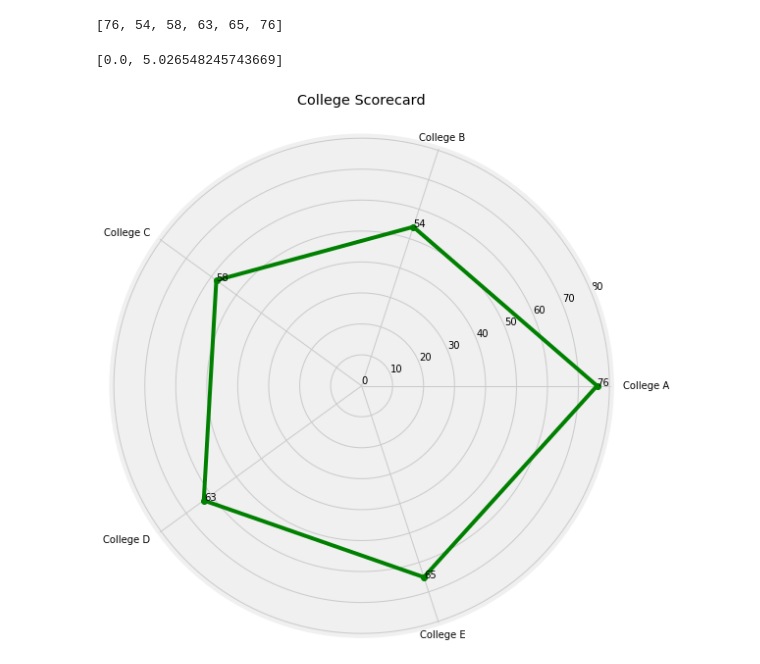
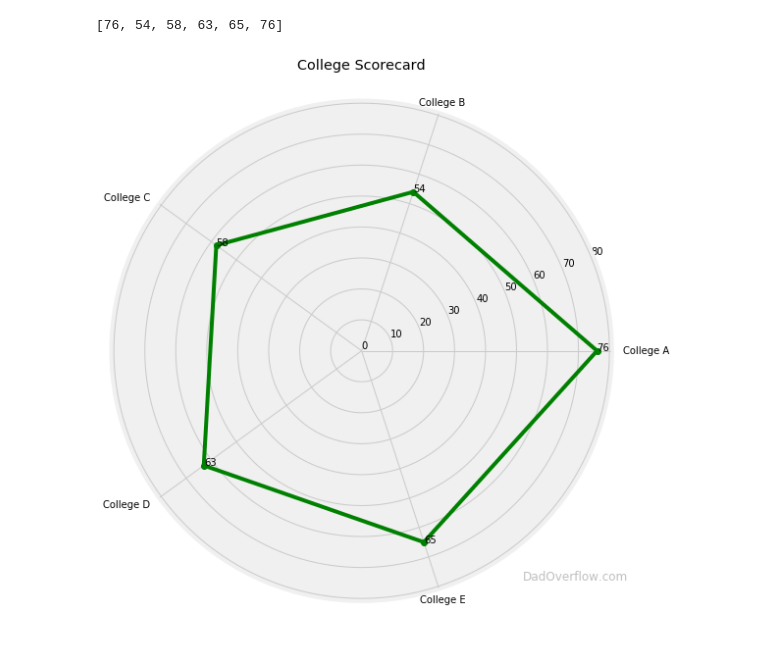
Before and after one commit to brad-do/nb-miscellany, a Jupyter notebook: polar_charts.ipynb, the cells around one changed output. Saved outputs shown, nothing was run; the diff lists cells and outputs as text; code cells hidden in the pictures.

```diff
--- a/polar_charts.ipynb
+++ b/polar_charts.ipynb
@@ -11,35 +11,37 @@ scores = [76, 54, 58, 63, 65]
 scores + [scores[0]]
 # %% [output]
 [76, 54, 58, 63, 65, 76]
-# %%
-[theta[0], theta[-1]]
-# %% [output]
-[0.0, 5.026548245743669]
 # %%
 colleges = ['College A', 'College B', 'College C', 'College D', 'College E']
 scores = [76, 54, 58, 63, 65]
 
 theta = np.arange(len(colleges))/float(len(colleges)) * 2 * np.pi
-plt.figure(figsize=(8, 8))
+fig = plt.figure(figsize=(8, 8))
 ax = plt.subplot(111, projection='polar')
 ax.plot(theta, scores, color='green', marker='o')
 ax.plot([theta[0], theta[-1]], [scores[0], scores[-1]], 'g-')  # hack to complete the circle
 ax.set_rmax(max(scores) + 5)
 ax.set_rticks(np.arange(0, max(scores) + 5, step=10))
 ax.set_xticks(theta)
 labels = ax.set_xticklabels(colleges)
 
 # hack to get the labels to show nicely
 [l.set_ha('right') for l in labels if l.get_text() in ['College C', 'College D']]
 [l.set_ha('left') for l in labels if l.get_text() in ['College A']]
 
 for i, txt in enumerate(scores):
     ax.annotate(txt, (theta[i], scores[i]))
 
 ax.grid(True)
 
 ax.set_title('College Scorecard')
 plt.tight_layout()
+
+# watermarking my chart
+fig.text(0.95, 0.06, 'DadOverflow.com',
+         fontsize=12, color='gray',
+         ha='right', va='bottom', alpha=0.5)
+
 plt.show()
 # %% [output]
-[figure, old version]
+[figure, new version]
```
Also changed, not shown: 6 other files.
